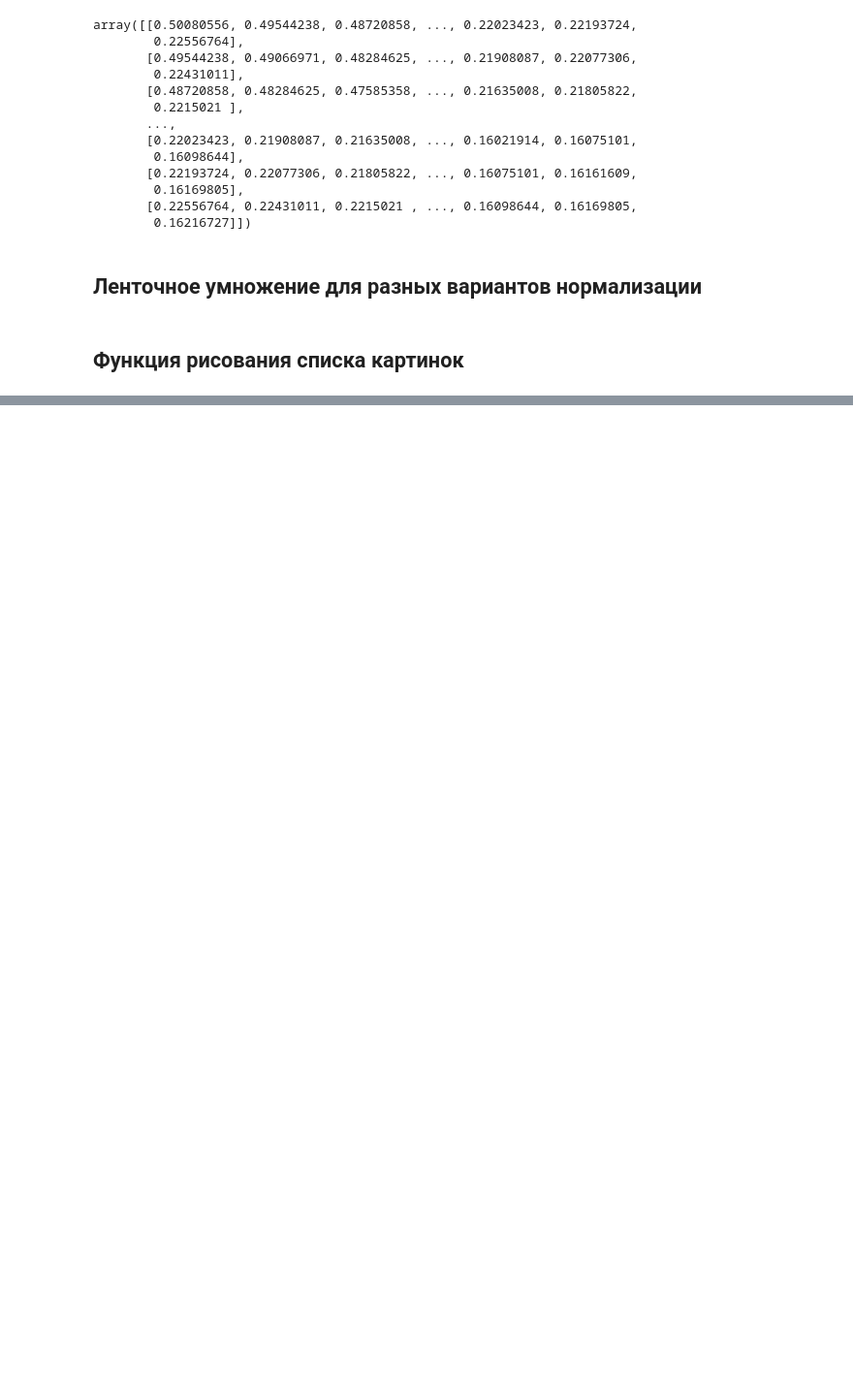
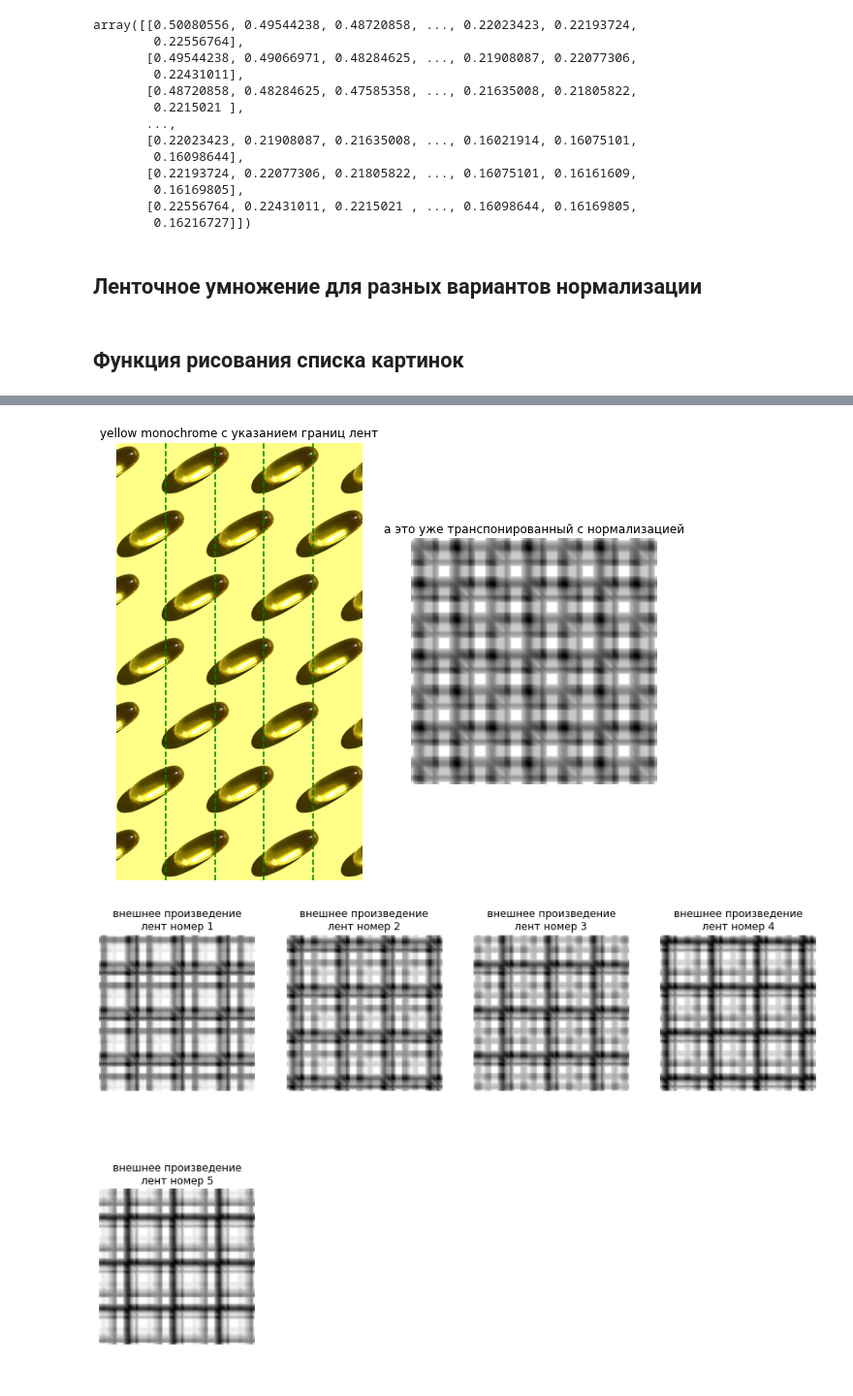
Before and after one commit to Chernobilsky/Mishka-project, a Jupyter notebook: Drafts/strips-multiplication.ipynb, the cells around one changed output, grey strips where cells are left out. Shown at 97% size. Cells and saved outputs as stored; diff of their text form; code cells hidden in the pictures; blank space fills up the shorter version.

```diff
--- a/Drafts/strips-multiplication.ipynb
+++ b/Drafts/strips-multiplication.ipynb
@@ -425,0 +468,29 @@ plot_block_outer_product_trans_decomposition (parrot, 'parrot', strip_width=100,
+# %%
+yellow = io.imread('https://images.unsplash.com/photo-1623066542605-bc25b4b662dd?w=500&auto=format&fit=crop&q=60&ixlib=rb-4.0.3'
+                   '&ixid=M3wxMjA3fDB8MHx0b3BpYy1mZWVkfDI4fGlVSXNuVnRqQjBZfHxlbnwwfHx8fHw%3D')
+lines = io.imread('https://images.unsplash.com/photo-1704520355609-c62b0c4010df?q=80&w=1932&auto=format'
+                  '&fit=crop&ixlib=rb-4.0.3&ixid=M3wxMjA3fDB8MHxwaG90by1wYWdlfHx8fGVufDB8fHx8fA%3D%3D')
+vertical = io.imread('https://images.unsplash.com/photo-1499428665502-503f6c608263?q=80&w=2070&auto=format&fit=crop&ixlib'
+                         '=rb-4.0.3,&ixid=M3wxMjA3fDB8MHxwaG90by1wYWdlfHx8fGVufDB8fHx8fA%3D%3D')
+
+
+astro = io.imread('https://images.unsplash.com/photo-1707162798192-b32a573ca3a8?w=500&auto=format&fit=crop&q=60&ixlib='
+                  'rb-4.0.3&ixid=M3wxMjA3fDB8MHxlZGl0b3JpYWwtZmVlZHwxMHx8fGVufDB8fHx8fA%3D%3D')
+
+alpin = io.imread('https://images.unsplash.com/photo-1683009427041-d810728a7cb6?w=500&auto=format&fit=crop&q='
+                 '60&ixlib=rb-4.0.3&ixid=M3wxMjA3fDF8MHxlZGl0b3JpYWwtZmVlZHw2fHx8ZW58MHx8fHx8')
+eggs = io.imread('https://images.unsplash.com/photo-1617440168937-c6497eaa8db5?q=80&w=2070&auto'
+                '=format&fit=crop&ixlib=rb-4.0.3&ixid=M3wxMjA3fDB8MHxwaG90by1wYWdlfHx8fGVufDB8fHx8fA%3D%3D')
+
+mandrill = io.imread("https://raw.githubusercontent.com/JuliaImages/TestImages.jl/images/images/mandrill.tiff")
+
+parrot = io.imread('https://images.unsplash.com/photo-1534567059665-cbcfe2e73b91?q=80&w=1887&auto=format&fit=crop&ixlib='
+                   'rb-4.0.3&ixid=M3wxMjA3fDB8MHxwaG90by1wYWdlfHx8fGVufDB8fHx8fA%3D%3D')
+
+winter_dog = io.imread('https://images.unsplash.com/photo-1678357437275-a4016d7faafd?q=80&w=2070&auto=format&fit=crop&ixlib'
+                       '=rb-4.0.3&ixid=M3wxMjA3fDB8MHxwaG90by1wYWdlfHx8fGVufDB8fHx8fA%3D%3D')
+# %%
+plot_block_outer_product_trans_decomposition (yellow, 'yellow', strip_width=100, images_per_row=4)
+# %% [output]
+[figure, added]
+[figure, added]
```
Also changed, not shown: parts of 14 cells of this notebook.
